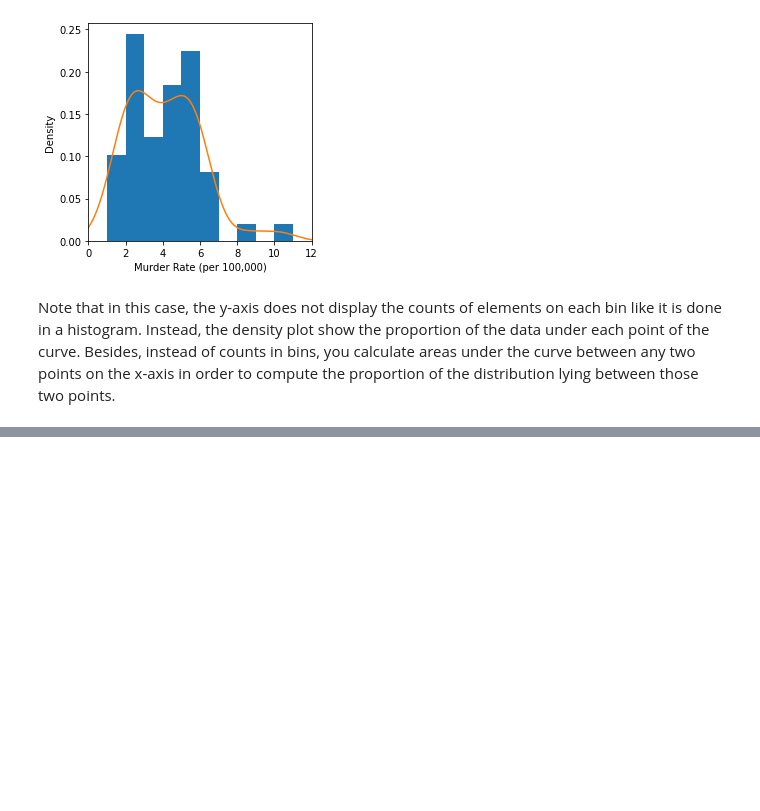
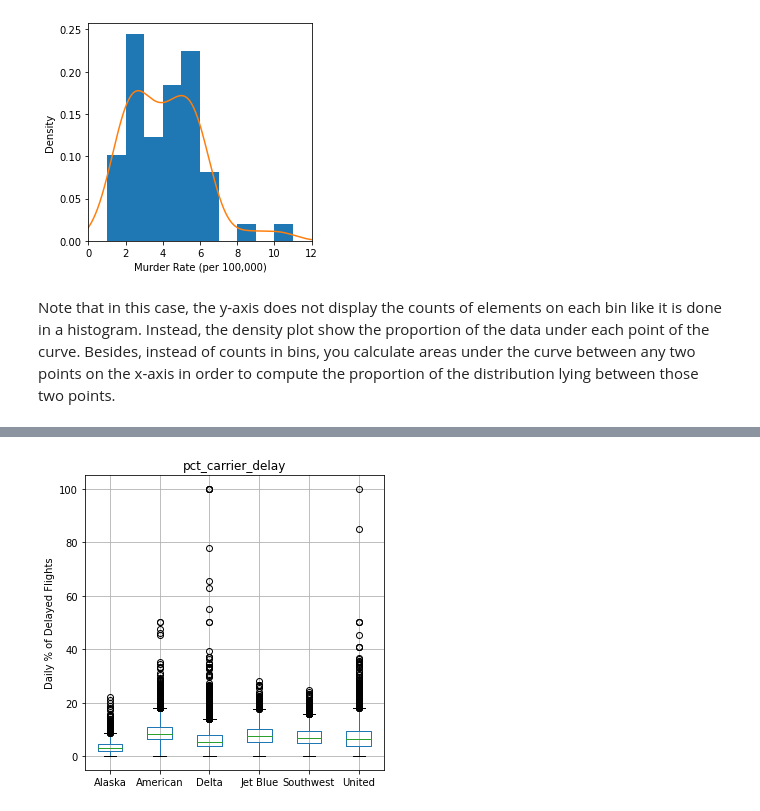
Before and after one commit to alexandrehsd/practical-statistics-notes, a Jupyter notebook: python/ch01_exploratory_data_analysis.ipynb, the cells around one changed output, grey strips where cells are left out. Saved outputs shown, nothing was run; the diff lists cells and outputs as text; code cells hidden in the pictures; blank space fills up the shorter version.

```diff
--- a/python/ch01_exploratory_data_analysis.ipynb
+++ b/python/ch01_exploratory_data_analysis.ipynb
@@ -182,0 +296,4 @@ Note that in this case, the y-axis does not display the counts of elements on ea
+# %%
+# box plot and vionlin plot
+airline_stats = pd.read_csv("../data/airline_stats.csv")
+airline_stats.head()
@@ -182,0 +307,11 @@ Note that in this case, the y-axis does not display the counts of elements on ea
+# %%
+fig, ax = plt.subplots(1, 1, figsize=(5, 5))
+airline_stats.boxplot(by='airline', column='pct_carrier_delay', ax=ax)
+ax.set_xlabel('')
+ax.set_ylabel('Daily % of Delayed Flights')
+plt.suptitle('')
+
+plt.tight_layout()
+plt.show()
+# %% [output]
+[figure, added]
```
Also changed, not shown: parts of 15 cells of this notebook.
